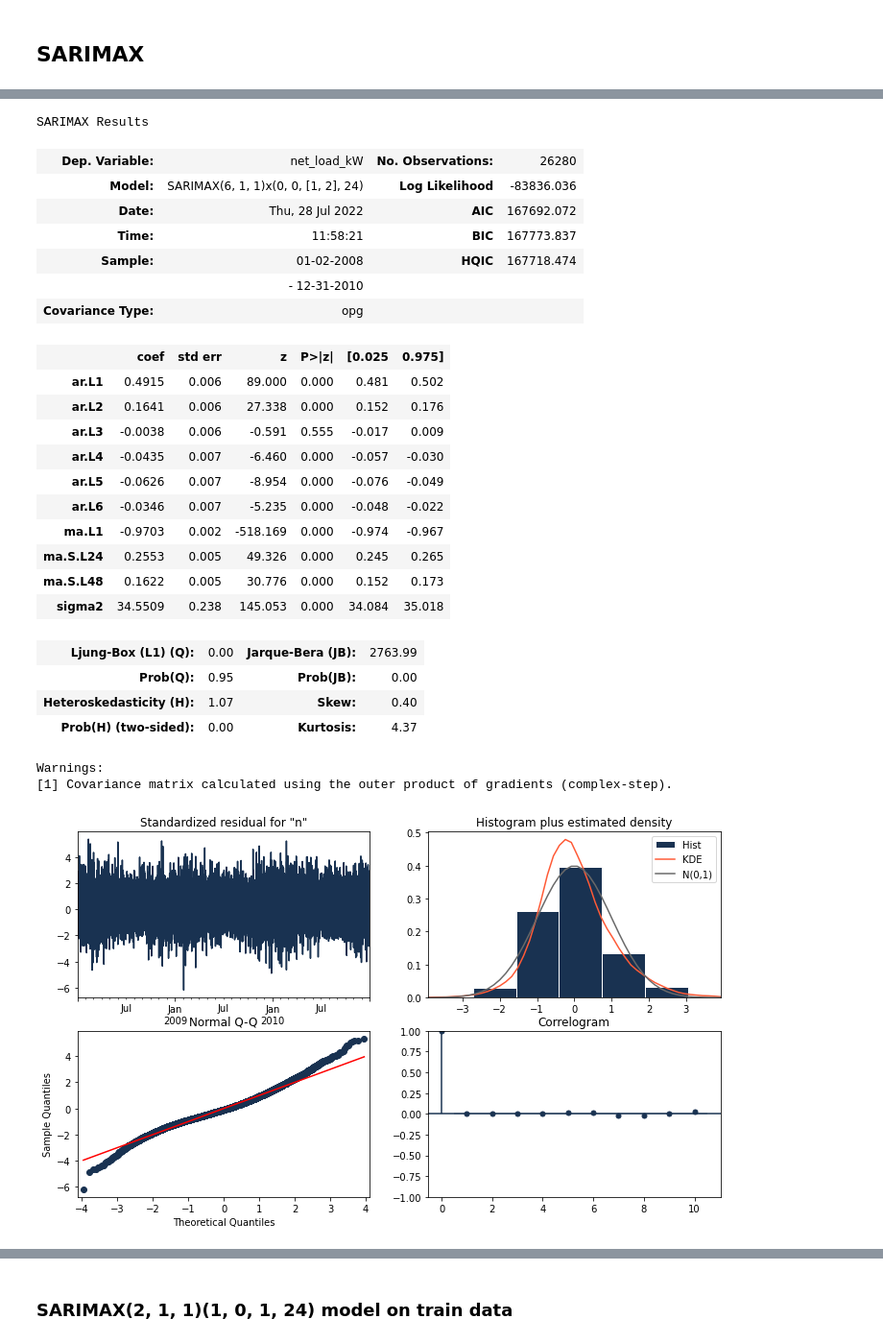
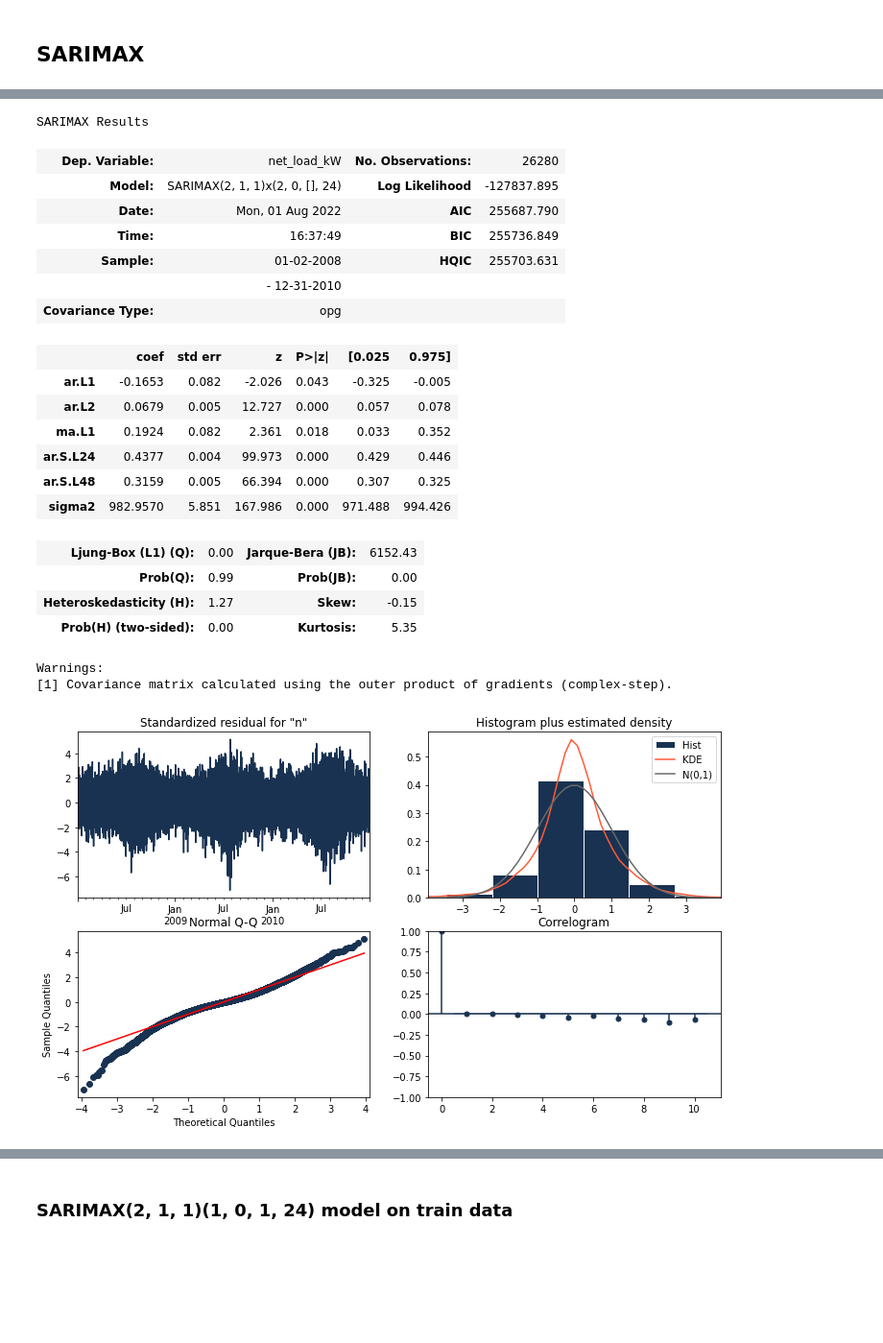
Before and after one commit to erickCantu/TheGreenCitySolutionsGroup, a Jupyter notebook: notebooks/TS_24h_sarimax.ipynb, the cells around one changed output, grey strips where cells are left out. Shown: that part at 96% size. Drawn from its saved outputs; the diff is of its cells as text; code cells hidden in the pictures; blank space fills up the shorter version.

```diff
--- a/notebooks/TS_24h_sarimax.ipynb
+++ b/notebooks/TS_24h_sarimax.ipynb
@@ -75,7 +75,9 @@ if write_data:
     db = create_engine(DB_STRING)
 # %%
 # Load data
-df = pd.read_csv(f"../data/preprocessed/Building_{building_nr}.csv").astype({'datetime': 'datetime64'}).set_index('datetime')
+#df = pd.read_csv(f"../data/preprocessed/Building_{building_nr}.csv").astype({'datetime': 'datetime64'}).set_index('datetime')
+df = pd.read_csv(f"../data/preprocessed/Agg_buildings.csv").astype({'datetime': 'datetime64'}).set_index('datetime')
+df.fillna(0.0, inplace=True)
 # %%
 y = df['net_load_kW']
 df_train = df[['net_load_kW']].iloc[:(len(df)-365*24)]
@@ -154,24 +177,3 @@ plt.show()
-# %%
-# Yearly, weekly and daily seasonality as exogenous variables for SARIMAX model
-exog = pd.DataFrame({'date': y.index})
-exog = exog.set_index(pd.PeriodIndex(exog['date'], freq='H'))
-exog['year_sin365'] = np.sin(2 * np.pi * exog.index.dayofyear / 365)
-exog['year_cos365'] = np.cos(2 * np.pi * exog.index.dayofyear / 365)
-exog['year_sin365_2'] = np.sin(4 * np.pi * exog.index.dayofyear / 365)
-exog['year_cos365_2'] = np.cos(4 * np.pi * exog.index.dayofyear / 365)
-exog['week_sin365'] = np.sin(2 * np.pi * exog.index.dayofweek/7)
-exog['week_cos365'] = np.cos(2 * np.pi * exog.index.dayofweek/7)
-exog['week_sin365_2'] = np.sin(4 * np.pi * exog.index.dayofweek/7)
-exog['week_cos365_2'] = np.cos(4 * np.pi * exog.index.dayofweek/7)
-exog['hour_sin365'] = np.sin(2 * np.pi * df.index.hour/24)
-exog['hour_cos365'] = np.cos(2 * np.pi * df.index.hour/24)
-exog['hour_sin365_2'] = np.sin(4 * np.pi * df.index.hour/24)
-exog['hour_cos365_2'] = np.cos(4 * np.pi * df.index.hour/24)
-exog['outdoor_temp'] = df['outdoor_temp']
-exog['outdoor_hum'] = df['outdoor_hum']
-exog['diffuse_solar_W_m2'] = df['diffuse_solar_W_m2']
-exog['direct_solar_W_m2'] = df['direct_solar_W_m2']
-exog = exog.drop(columns=['date'])
 # %% [markdown]
 ### Auto_ARIMA to determine inputs for SARIMAX
 # %% [markdown]
@@ -215,4 +235,4 @@ y_to_test = y.iloc[(len(y)-365*24):]
 exog_to_train = exog.iloc[:(len(y)-365*24)]
 exog_to_test = exog.iloc[(len(y)-365*24):]
 
-model_train = SARIMAX(df_train['net_load_kW'], order=(6, 1, 1), seasonal_order=(0, 0, 2, 24), exogenous=exog_to_train)
+model_train1 = SARIMAX(df_train['net_load_kW'], order=(2, 1, 1), seasonal_order=(2, 0, 0, 24), exogenous=exog_to_train)
@@ -239,0 +239,2 @@ CONVERGENCE: NORM_OF_PROJECTED_GRADIENT_<=_PGTOL
+# %%
+results1 = model_train1.fit()
@@ -240,32 +270,28 @@ CONVERGENCE: NORM_OF_PROJECTED_GRADIENT_<=_PGTOL
 # %%
-results.summary()
+results1.summary()
 # %% [output]
 SARIMAX Results
 | Dep. Variable: | net_load_kW | No. Observations: | 26280 |
-| Model: | SARIMAX(6, 1, 1)x(0, 0, [1, 2], 24) | Log Likelihood | -83836.036 |
-| Date: | Thu, 28 Jul 2022 | AIC | 167692.072 |
-| Time: | 11:58:21 | BIC | 167773.837 |
-| Sample: | 01-02-2008 | HQIC | 167718.474 |
+| Model: | SARIMAX(2, 1, 1)x(2, 0, [], 24) | Log Likelihood | -127837.895 |
+| Date: | Mon, 01 Aug 2022 | AIC | 255687.790 |
+| Time: | 16:37:49 | BIC | 255736.849 |
+| Sample: | 01-02-2008 | HQIC | 255703.631 |
 |  | - 12-31-2010 |  |  |
 | Covariance Type: | opg |  |  |
 |  | coef | std err | z | P>|z| | [0.025 | 0.975] |
-| ar.L1 | 0.4915 | 0.006 | 89.000 | 0.000 | 0.481 | 0.502 |
-| ar.L2 | 0.1641 | 0.006 | 27.338 | 0.000 | 0.152 | 0.176 |
-| ar.L3 | -0.0038 | 0.006 | -0.591 | 0.555 | -0.017 | 0.009 |
-| ar.L4 | -0.0435 | 0.007 | -6.460 | 0.000 | -0.057 | -0.030 |
-| ar.L5 | -0.0626 | 0.007 | -8.954 | 0.000 | -0.076 | -0.049 |
-| ar.L6 | -0.0346 | 0.007 | -5.235 | 0.000 | -0.048 | -0.022 |
-| ma.L1 | -0.9703 | 0.002 | -518.169 | 0.000 | -0.974 | -0.967 |
-| ma.S.L24 | 0.2553 | 0.005 | 49.326 | 0.000 | 0.245 | 0.265 |
-| ma.S.L48 | 0.1622 | 0.005 | 30.776 | 0.000 | 0.152 | 0.173 |
-| sigma2 | 34.5509 | 0.238 | 145.053 | 0.000 | 34.084 | 35.018 |
+| ar.L1 | -0.1653 | 0.082 | -2.026 | 0.043 | -0.325 | -0.005 |
+| ar.L2 | 0.0679 | 0.005 | 12.727 | 0.000 | 0.057 | 0.078 |
+| ma.L1 | 0.1924 | 0.082 | 2.361 | 0.018 | 0.033 | 0.352 |
+| ar.S.L24 | 0.4377 | 0.004 | 99.973 | 0.000 | 0.429 | 0.446 |
+| ar.S.L48 | 0.3159 | 0.005 | 66.394 | 0.000 | 0.307 | 0.325 |
+| sigma2 | 982.9570 | 5.851 | 167.986 | 0.000 | 971.488 | 994.426 |
-| Ljung-Box (L1) (Q): | 0.00 | Jarque-Bera (JB): | 2763.99 |
-| Prob(Q): | 0.95 | Prob(JB): | 0.00 |
-| Heteroskedasticity (H): | 1.07 | Skew: | 0.40 |
-| Prob(H) (two-sided): | 0.00 | Kurtosis: | 4.37 |
+| Ljung-Box (L1) (Q): | 0.00 | Jarque-Bera (JB): | 6152.43 |
+| Prob(Q): | 0.99 | Prob(JB): | 0.00 |
+| Heteroskedasticity (H): | 1.27 | Skew: | -0.15 |
+| Prob(H) (two-sided): | 0.00 | Kurtosis: | 5.35 |
 Warnings:
 [1] Covariance matrix calculated using the outer product of gradients (complex-step).
 # %%
-_ = results.plot_diagnostics(figsize=(12, 7))
+_ = results1.plot_diagnostics(figsize=(12, 7))
 # %% [output]
-[figure, old version]
+[figure, new version]
```
Also changed, not shown: parts of 31 cells of this notebook, 5 other files.
